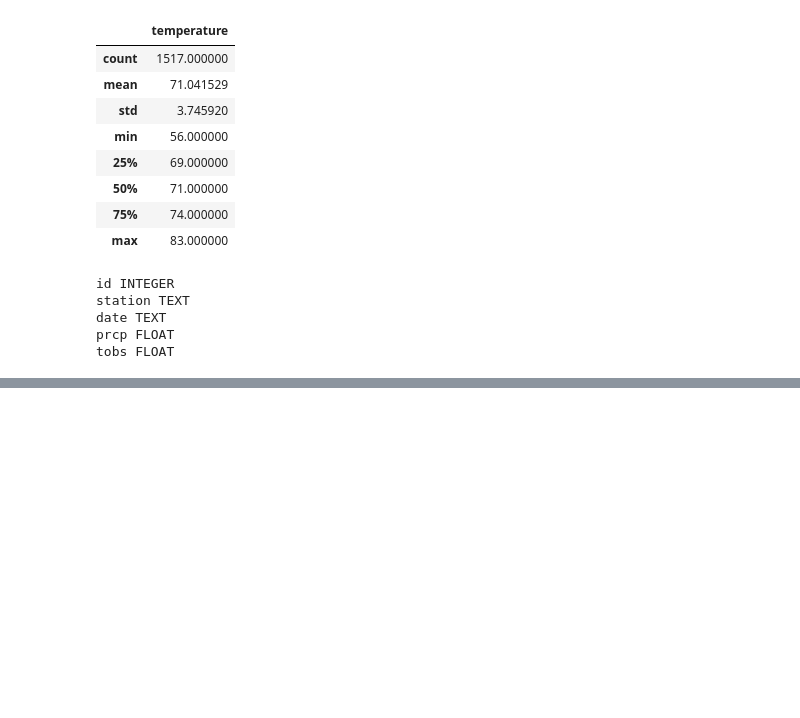
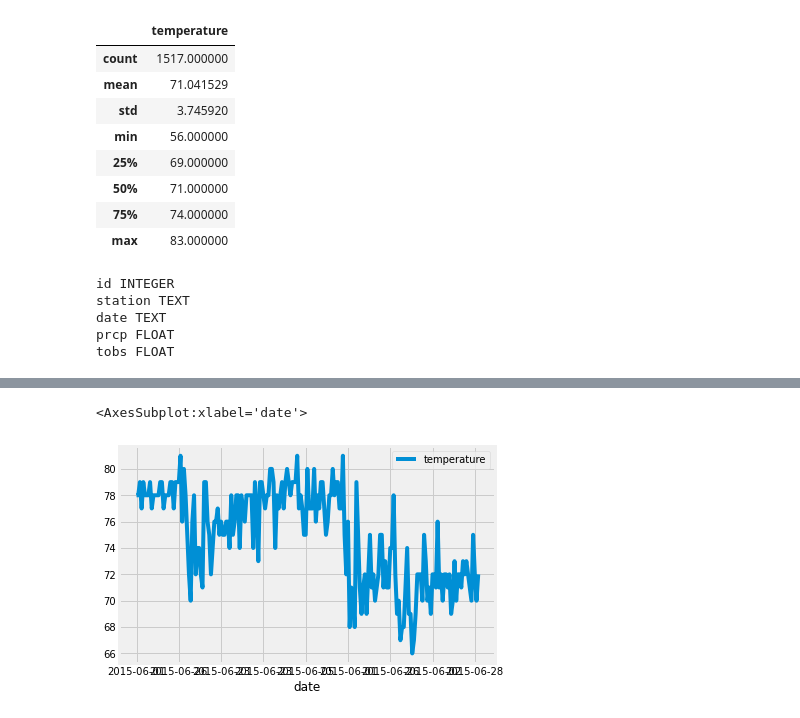
Before and after one commit to mobinapiracha/Surfs_Up, a Jupyter notebook: SurfsUp_Challenge.ipynb, the cells around one changed output, grey strips where cells are left out. Cells and saved outputs as stored; diff of their text form; code cells hidden in the pictures; blank space fills up the shorter version.

Commit message:
add new images

```diff
--- a/SurfsUp_Challenge.ipynb
+++ b/SurfsUp_Challenge.ipynb
@@ -2,6 +2,10 @@
 # Dependencies
 import numpy as np
 import pandas as pd
+import matplotlib
+from matplotlib import style
+style.use('fivethirtyeight')
+import matplotlib.pyplot as plt
 # Python SQL toolkit and Object Relational Mapper
 import sqlalchemy
 from sqlalchemy.ext.automap import automap_base
@@ -88,0 +138,27 @@ tobs FLOAT
+# %%
+# Let's subset data to the last 3 years and visualize it
+June_temp_2015 = session.query(Measurement.date, Measurement.tobs).\
+filter(func.strftime("%m", Measurement.date) == "06").\
+filter(func.strftime("%Y", Measurement.date) == "2015").all()
+
+June_temp_2016 = session.query(Measurement.date, Measurement.tobs).\
+filter(func.strftime("%m", Measurement.date) == "06").\
+filter(func.strftime("%Y", Measurement.date) == "2016").all()
+
+June_temp_2017 = session.query(Measurement.date, Measurement.tobs).\
+filter(func.strftime("%m", Measurement.date) == "06").\
+filter(func.strftime("%Y", Measurement.date) == "2017").all()
+# %%
+June_temp_df_2015 = pd.DataFrame(June_temp_2015, columns = ['date','temperature'])
+June_temp_df_2015 = June_temp_df_2015.set_index('date')
+
+June_temp_df_2016 = pd.DataFrame(June_temp_2016, columns = ['date','temperature'])
+June_temp_df_2016 = June_temp_df_2016.set_index('date')
+
+June_temp_df_2017 = pd.DataFrame(June_temp_2017, columns = ['date','temperature'])
+June_temp_df_2017 = June_temp_df_2017.set_index('date')
+# %%
+June_temp_df_2015.plot.line()
+# %% [output]
+<AxesSubplot:xlabel='date'>
+[figure, added]
```
Also changed, not shown: parts of 10 cells of this notebook, 8 other files.
